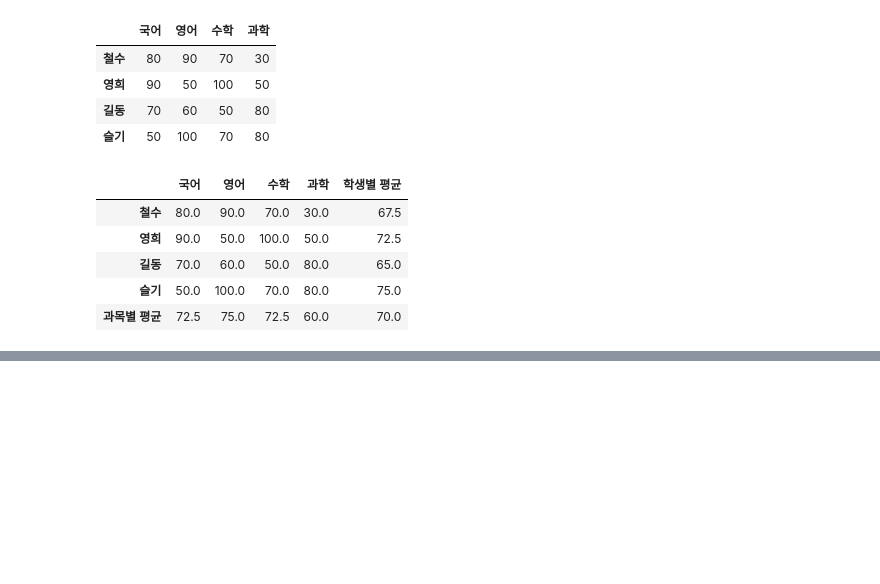
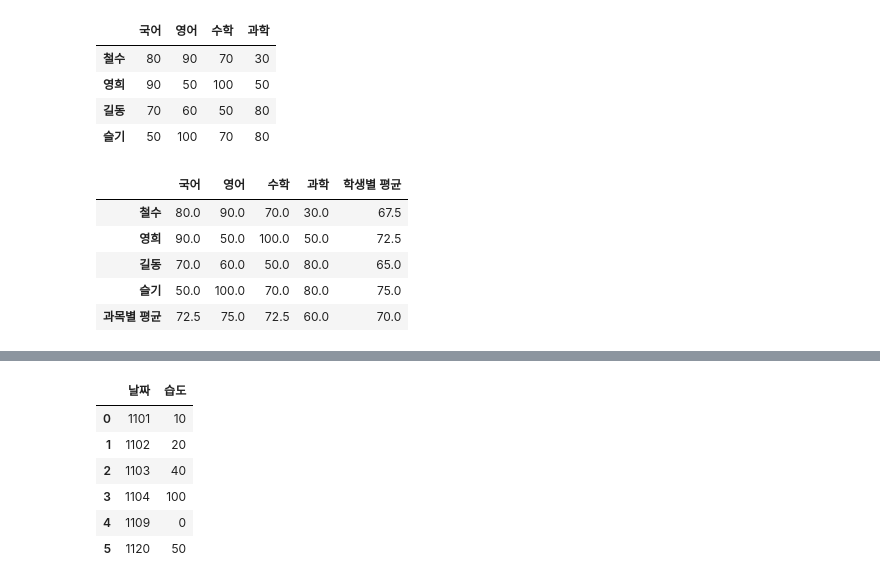
Before and after one commit to Rladudrhks201/GGwany, a Jupyter notebook: Microsoft AI School/learning/Pandas.ipynb, the cells around one changed output, grey strips where cells are left out. Saved outputs shown, nothing was run; the diff lists cells and outputs as text; code cells hidden in the pictures; blank space fills up the shorter version.

```diff
--- a/Microsoft AI School/learning/Pandas.ipynb
+++ b/Microsoft AI School/learning/Pandas.ipynb
@@ -185,0 +269,14 @@ data1
+# %%
+df2 = pd.DataFrame({
+    '날짜': [1101,1102,1103,1104,1109,1120],
+    '습도': [10,20,40,100,0,50]
+},columns=['날짜','습도'])
+df2
+# %% [output]
+|  | 날짜 | 습도 |
+| 0 | 1101 | 10 |
+| 1 | 1102 | 20 |
+| 2 | 1103 | 40 |
+| 3 | 1104 | 100 |
+| 4 | 1109 | 0 |
+| 5 | 1120 | 50 |
```
Also changed, not shown: parts of 7 cells of this notebook, 1 other file.
